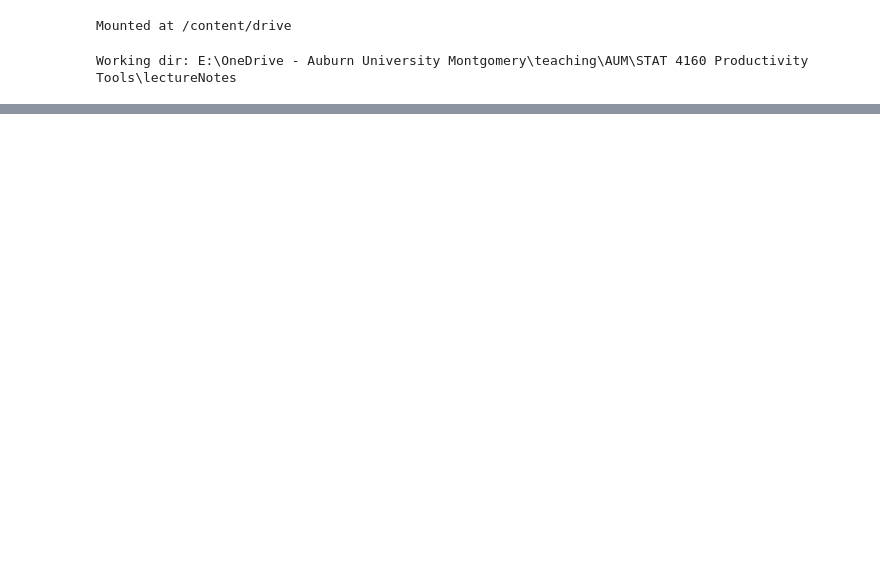
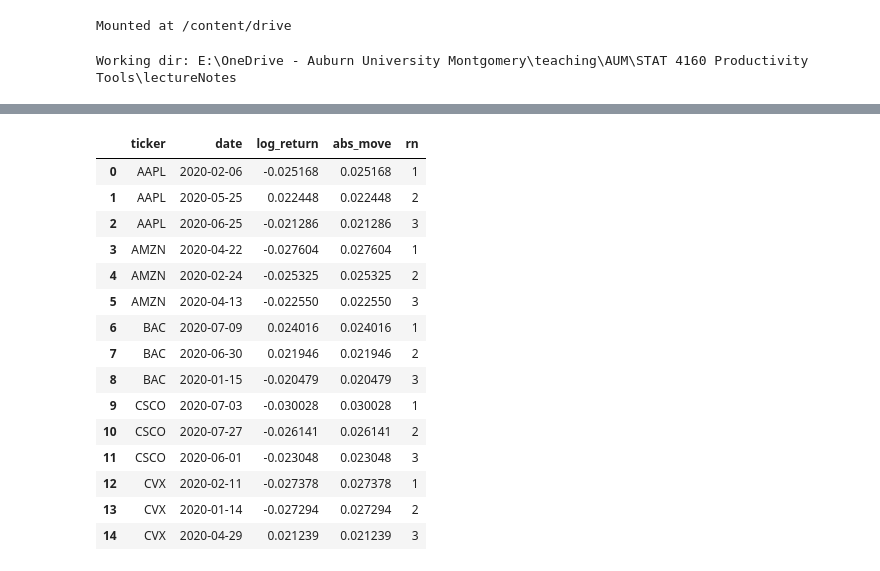
Before and after one commit to ywanglab/STAT4160, a Jupyter notebook: notebooks/lec8-inclass.ipynb, the cells around one changed output, grey strips where cells are left out. Cells and saved outputs as stored; diff of their text form; code cells hidden in the pictures; blank space fills up the shorter version.

```diff
--- a/notebooks/lec8-inclass.ipynb
+++ b/notebooks/lec8-inclass.ipynb
@@ -37,0 +468,35 @@ Working dir: E:\OneDrive - Auburn University Montgomery\teaching\AUM\STAT 4160 P
+# %%
+sql = """
+WITH ranked AS (
+  SELECT
+    ticker, date, log_return,
+    ABS(log_return) AS abs_move,
+    ROW_NUMBER() OVER (
+      PARTITION BY ticker
+      ORDER BY ABS(log_return) DESC
+    ) AS rn
+  FROM prices
+  WHERE date BETWEEN ? AND ?
+)
+SELECT * FROM ranked WHERE rn <= 3
+ORDER BY ticker, rn;
+"""
+topk = pd.read_sql_query(sql, con, params=["2020-01-01","2020-08-01"])
+topk.head(15)
+# %% [output]
+|  | ticker | date | log_return | abs_move | rn |
+| 0 | AAPL | 2020-02-06 | -0.025168 | 0.025168 | 1 |
+| 1 | AAPL | 2020-05-25 | 0.022448 | 0.022448 | 2 |
+| 2 | AAPL | 2020-06-25 | -0.021286 | 0.021286 | 3 |
+| 3 | AMZN | 2020-04-22 | -0.027604 | 0.027604 | 1 |
+| 4 | AMZN | 2020-02-24 | -0.025325 | 0.025325 | 2 |
+| 5 | AMZN | 2020-04-13 | -0.022550 | 0.022550 | 3 |
+| 6 | BAC | 2020-07-09 | 0.024016 | 0.024016 | 1 |
+| 7 | BAC | 2020-06-30 | 0.021946 | 0.021946 | 2 |
+| 8 | BAC | 2020-01-15 | -0.020479 | 0.020479 | 3 |
+| 9 | CSCO | 2020-07-03 | -0.030028 | 0.030028 | 1 |
+| 10 | CSCO | 2020-07-27 | -0.026141 | 0.026141 | 2 |
+| 11 | CSCO | 2020-06-01 | -0.023048 | 0.023048 | 3 |
+| 12 | CVX | 2020-02-11 | -0.027378 | 0.027378 | 1 |
+| 13 | CVX | 2020-01-14 | -0.027294 | 0.027294 | 2 |
+| 14 | CVX | 2020-04-29 | 0.021239 | 0.021239 | 3 |
```
Also changed, not shown: parts of 9 cells of this notebook, 4 other files.
